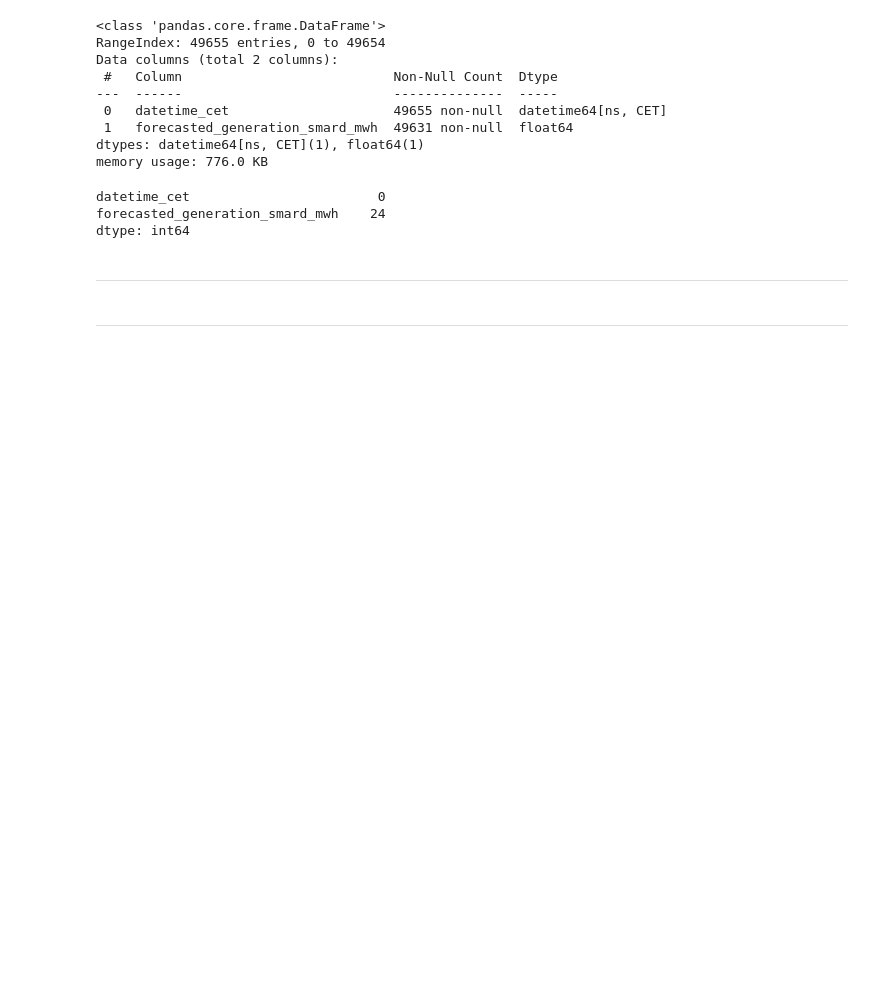
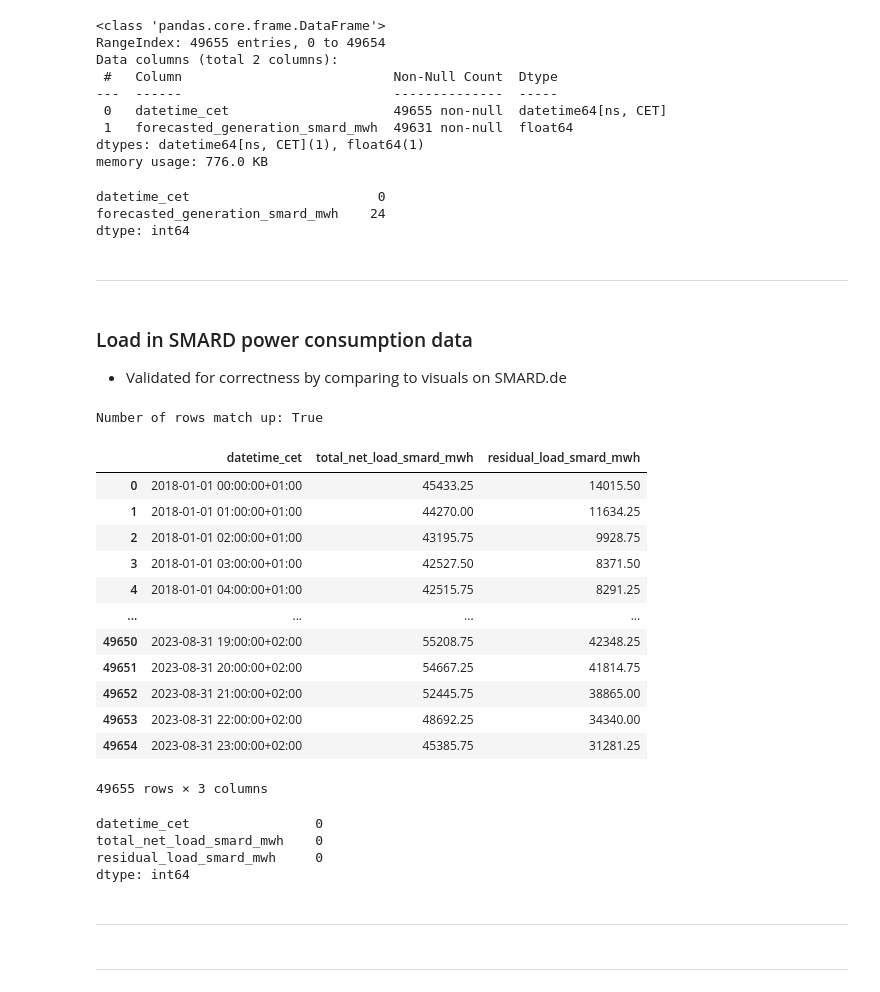
Before and after one commit to meteoviz/wind_power_forecasting_germany, a Jupyter notebook: notebooks/ML_dataframe.ipynb, the cells around one changed output. Saved outputs shown, nothing was run; the diff lists cells and outputs as text; code cells hidden in the pictures; blank space fills up the shorter version.

```diff
--- a/notebooks/ML_dataframe.ipynb
+++ b/notebooks/ML_dataframe.ipynb
@@ -441,3 +441,8 @@ df_smard_forecasted_generation.isna().sum()
 datetime_cet                        0
 forecasted_generation_smard_mwh    24
 dtype: int64
+# %% [markdown]
+----
+# %% [markdown]
+### Load in SMARD power consumption data
+- Validated for correctness by comparing to visuals on SMARD.de
@@ -444,3 +511,30 @@ dtype: int64
+# %%
+df_smard_consumption = load_SMARD_power_consumption_data()
+# %% [output]
+Number of rows match up: True
+# %%
+df_smard_consumption
+# %% [output]
+|  | datetime_cet | total_net_load_smard_mwh | residual_load_smard_mwh |
+| 0 | 2018-01-01 00:00:00+01:00 | 45433.25 | 14015.50 |
+| 1 | 2018-01-01 01:00:00+01:00 | 44270.00 | 11634.25 |
+| 2 | 2018-01-01 02:00:00+01:00 | 43195.75 | 9928.75 |
+| 3 | 2018-01-01 03:00:00+01:00 | 42527.50 | 8371.50 |
+| 4 | 2018-01-01 04:00:00+01:00 | 42515.75 | 8291.25 |
+| ... | ... | ... | ... |
+| 49650 | 2023-08-31 19:00:00+02:00 | 55208.75 | 42348.25 |
+| 49651 | 2023-08-31 20:00:00+02:00 | 54667.25 | 41814.75 |
+| 49652 | 2023-08-31 21:00:00+02:00 | 52445.75 | 38865.00 |
+| 49653 | 2023-08-31 22:00:00+02:00 | 48692.25 | 34340.00 |
+| 49654 | 2023-08-31 23:00:00+02:00 | 45385.75 | 31281.25 |
+49655 rows × 3 columns
+# %%
+df_smard_consumption.isna().sum()
+# %% [output]
+datetime_cet                0
+total_net_load_smard_mwh    0
+residual_load_smard_mwh     0
+dtype: int64
 # %% [markdown]
 -----
 # %% [markdown]
```
Also changed, not shown: parts of 34 cells of this notebook, 5 other files.
